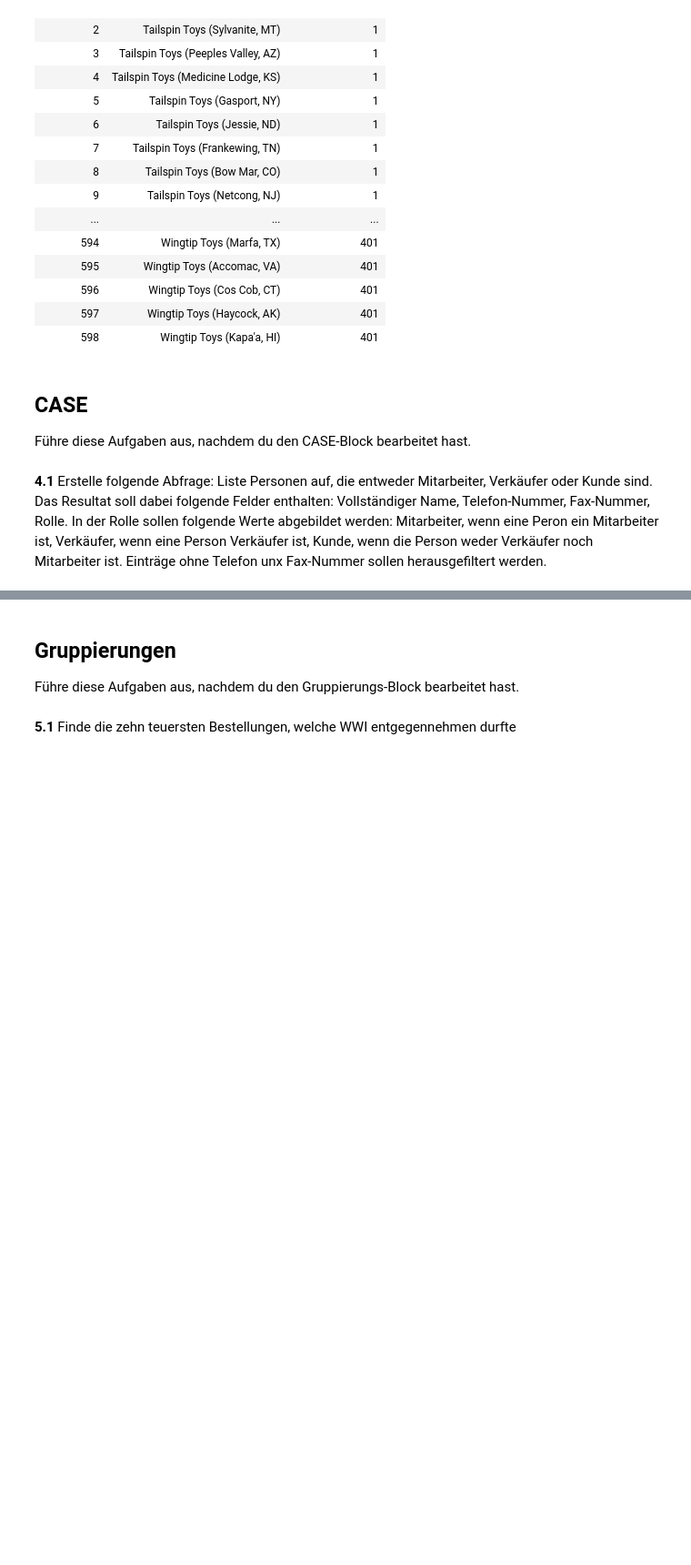
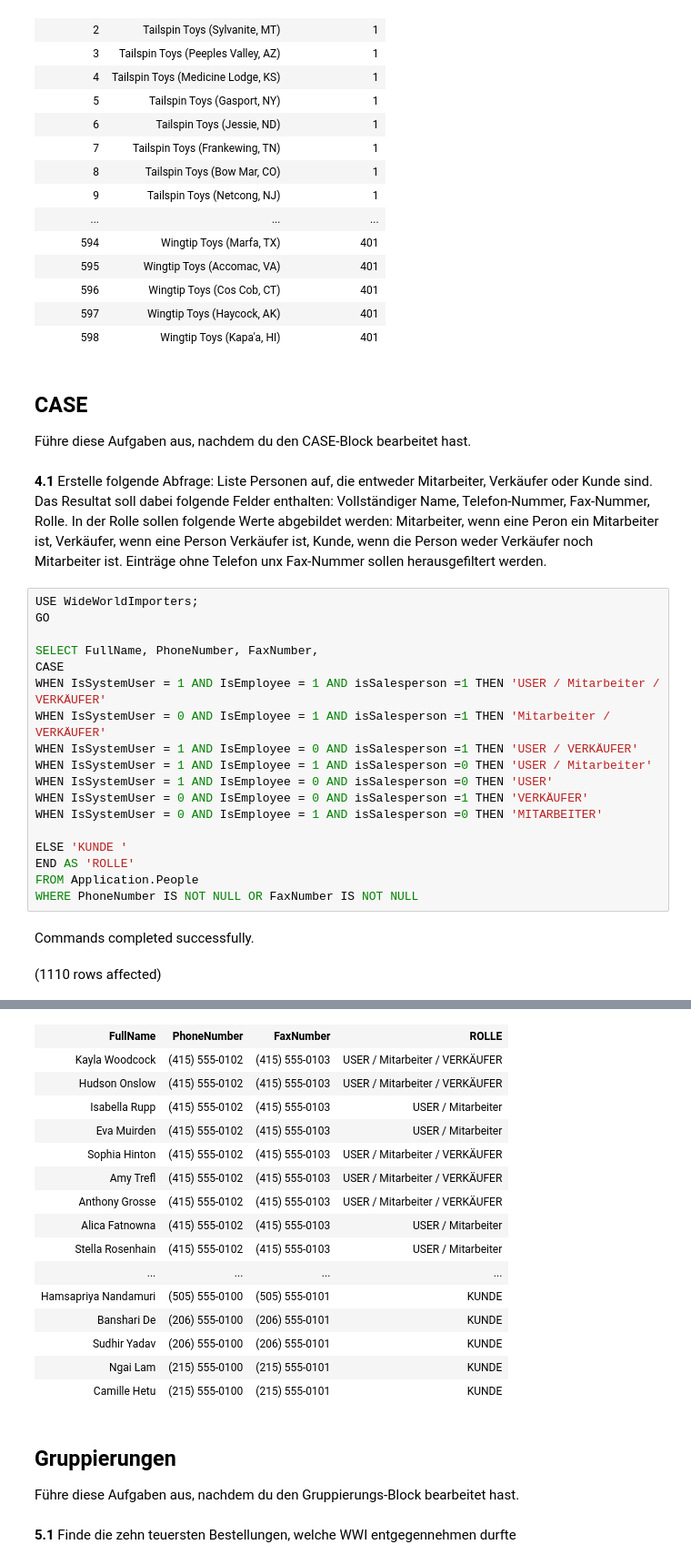
Before and after one commit to Matcha-Git/Demo_Hackathon_Fork, a Jupyter notebook: Tag_2/DQL/M106_Aufgaben_DQL.ipynb, the cells around one changed output, grey strips where cells are left out. Shown at 91% size. Saved outputs shown, nothing was run; the diff lists cells and outputs as text; blank space fills up the shorter version.

```diff
--- a/Tag_2/DQL/M106_Aufgaben_DQL.ipynb
+++ b/Tag_2/DQL/M106_Aufgaben_DQL.ipynb
@@ -241,3 +245,24 @@ Total execution time: 00:00:00.026
 Führe diese Aufgaben aus, nachdem du den CASE-Block bearbeitet hast.
 # %% [markdown]
 **4.1** Erstelle folgende Abfrage: Liste Personen auf, die entweder Mitarbeiter, Verkäufer oder Kunde sind. Das Resultat soll dabei folgende Felder enthalten: Vollständiger Name, Telefon-Nummer, Fax-Nummer, Rolle. In der Rolle sollen folgende Werte abgebildet werden: Mitarbeiter, wenn eine Peron ein Mitarbeiter ist, Verkäufer, wenn eine Person Verkäufer ist, Kunde, wenn die Person weder Verkäufer noch Mitarbeiter ist. Einträge ohne Telefon unx Fax-Nummer sollen herausgefiltert werden.
+# %%
+USE WideWorldImporters;
+GO
+
+SELECT FullName, PhoneNumber, FaxNumber,
+CASE
+WHEN IsSystemUser = 1 AND IsEmployee = 1 AND isSalesperson =1 THEN 'USER / Mitarbeiter / VERKÄUFER'
+WHEN IsSystemUser = 0 AND IsEmployee = 1 AND isSalesperson =1 THEN 'Mitarbeiter / VERKÄUFER'
+WHEN IsSystemUser = 1 AND IsEmployee = 0 AND isSalesperson =1 THEN 'USER / VERKÄUFER'
+WHEN IsSystemUser = 1 AND IsEmployee = 1 AND isSalesperson =0 THEN 'USER / Mitarbeiter'
+WHEN IsSystemUser = 1 AND IsEmployee = 0 AND isSalesperson =0 THEN 'USER'
+WHEN IsSystemUser = 0 AND IsEmployee = 0 AND isSalesperson =1 THEN 'VERKÄUFER'
+WHEN IsSystemUser = 0 AND IsEmployee = 1 AND isSalesperson =0 THEN 'MITARBEITER'
+
+ELSE 'KUNDE '
+END AS 'ROLLE'
+FROM Application.People
+WHERE PhoneNumber IS NOT NULL OR FaxNumber IS NOT NULL
+# %% [output]
+Commands completed successfully.
+(1110 rows affected)
@@ -244,3 +270,19 @@ Führe diese Aufgaben aus, nachdem du den CASE-Block bearbeitet hast.
+| FullName | PhoneNumber | FaxNumber | ROLLE |
+| Kayla Woodcock | (415) 555-0102 | (415) 555-0103 | USER / Mitarbeiter / VERKÄUFER |
+| Hudson Onslow | (415) 555-0102 | (415) 555-0103 | USER / Mitarbeiter / VERKÄUFER |
+| Isabella Rupp | (415) 555-0102 | (415) 555-0103 | USER / Mitarbeiter |
+| Eva Muirden | (415) 555-0102 | (415) 555-0103 | USER / Mitarbeiter |
+| Sophia Hinton | (415) 555-0102 | (415) 555-0103 | USER / Mitarbeiter / VERKÄUFER |
+| Amy Trefl | (415) 555-0102 | (415) 555-0103 | USER / Mitarbeiter / VERKÄUFER |
+| Anthony Grosse | (415) 555-0102 | (415) 555-0103 | USER / Mitarbeiter / VERKÄUFER |
+| Alica Fatnowna | (415) 555-0102 | (415) 555-0103 | USER / Mitarbeiter |
+| Stella Rosenhain | (415) 555-0102 | (415) 555-0103 | USER / Mitarbeiter |
+| ... | ... | ... | ... |
+| Hamsapriya Nandamuri | (505) 555-0100 | (505) 555-0101 | KUNDE |
+| Banshari De | (206) 555-0100 | (206) 555-0101 | KUNDE |
+| Sudhir Yadav | (206) 555-0100 | (206) 555-0101 | KUNDE |
+| Ngai Lam | (215) 555-0100 | (215) 555-0101 | KUNDE |
+| Camille Hetu | (215) 555-0100 | (215) 555-0101 | KUNDE |
 # %% [markdown]
 ## Gruppierungen
 
```
Also changed, not shown: parts of 8 cells of this notebook.
